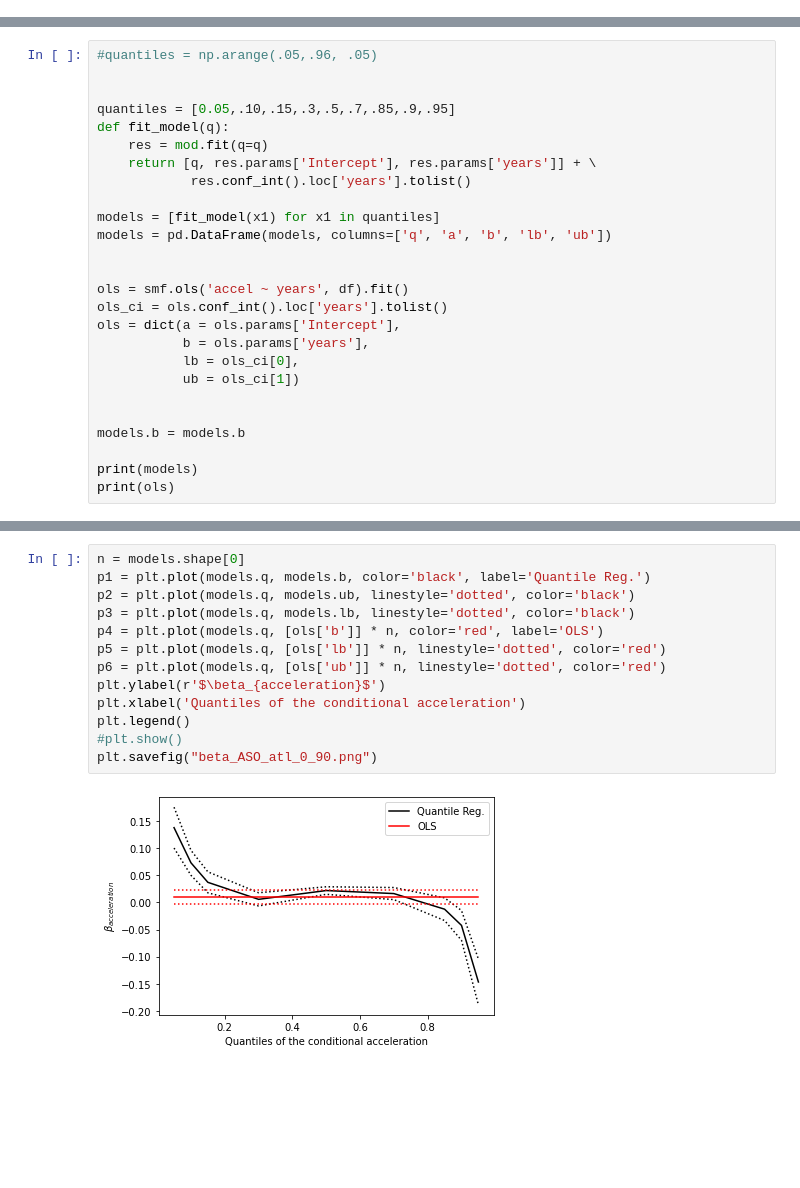
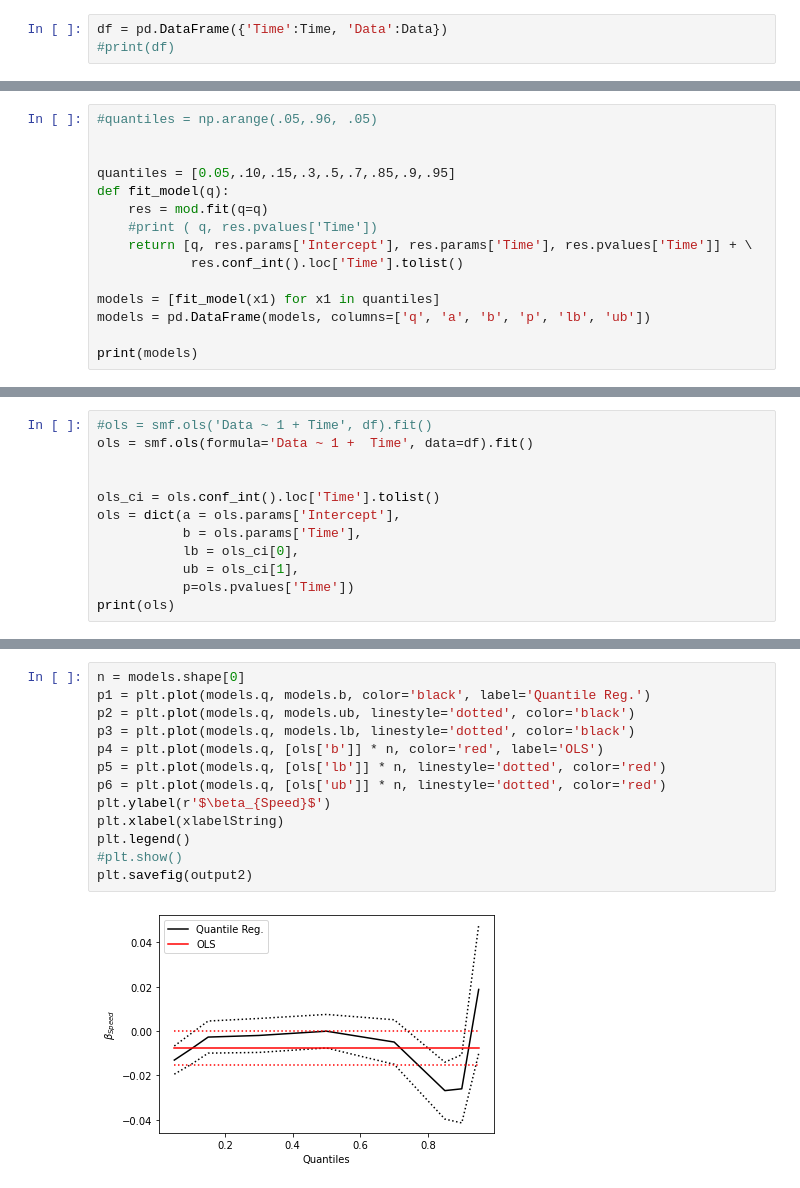
Before and after one commit to aiyyer/tcaccel, a Jupyter notebook: trend/python/qr.ipynb, the cells around one changed output, grey strips where cells are left out. Cells and saved outputs as stored; diff of their text form; blank space fills up the shorter version.

```diff
--- a/trend/python/qr.ipynb
+++ b/trend/python/qr.ipynb
@@ -98,0 +130,3 @@ Notes:
+# %%
+df = pd.DataFrame({'Time':Time, 'Data':Data})
+#print(df)
@@ -126,23 +188,12 @@ strong multicollinearity or other numerical problems.
 quantiles = [0.05,.10,.15,.3,.5,.7,.85,.9,.95]
 def fit_model(q):
     res = mod.fit(q=q)
-    return [q, res.params['Intercept'], res.params['years']] + \
-            res.conf_int().loc['years'].tolist()
+    #print ( q, res.pvalues['Time'])
+    return [q, res.params['Intercept'], res.params['Time'], res.pvalues['Time']] + \
+            res.conf_int().loc['Time'].tolist()
 
 models = [fit_model(x1) for x1 in quantiles]
-models = pd.DataFrame(models, columns=['q', 'a', 'b', 'lb', 'ub'])
-
-
-ols = smf.ols('accel ~ years', df).fit()
-ols_ci = ols.conf_int().loc['years'].tolist()
-ols = dict(a = ols.params['Intercept'],
-           b = ols.params['years'],
-           lb = ols_ci[0],
-           ub = ols_ci[1])
-
-
-models.b = models.b
+models = pd.DataFrame(models, columns=['q', 'a', 'b', 'p', 'lb', 'ub'])
 
 print(models)
-print(ols)
 # %% [output]
@@ -159,0 +210,12 @@ print(ols)
+# %%
+#ols = smf.ols('Data ~ 1 + Time', df).fit()
+ols = smf.ols(formula='Data ~ 1 +  Time', data=df).fit()
+
+
+ols_ci = ols.conf_int().loc['Time'].tolist()
+ols = dict(a = ols.params['Intercept'],
+           b = ols.params['Time'],
+           lb = ols_ci[0],
+           ub = ols_ci[1],
+           p=ols.pvalues['Time'])
+print(ols)
@@ -194,15 +257,15 @@ plt.savefig(output1)
 # %%
 n = models.shape[0]
 p1 = plt.plot(models.q, models.b, color='black', label='Quantile Reg.')
 p2 = plt.plot(models.q, models.ub, linestyle='dotted', color='black')
 p3 = plt.plot(models.q, models.lb, linestyle='dotted', color='black')
 p4 = plt.plot(models.q, [ols['b']] * n, color='red', label='OLS')
 p5 = plt.plot(models.q, [ols['lb']] * n, linestyle='dotted', color='red')
 p6 = plt.plot(models.q, [ols['ub']] * n, linestyle='dotted', color='red')
-plt.ylabel(r'$\beta_{acceleration}$')
-plt.xlabel('Quantiles of the conditional acceleration')
+plt.ylabel(r'$\beta_{Speed}$')
+plt.xlabel(xlabelString)
 plt.legend()
 #plt.show()
-plt.savefig("beta_ASO_atl_0_90.png")
+plt.savefig(output2)
 # %% [output]
-[figure, old version]
+[figure, new version]
```
Also changed, not shown: parts of 12 cells of this notebook, 9 other files.
